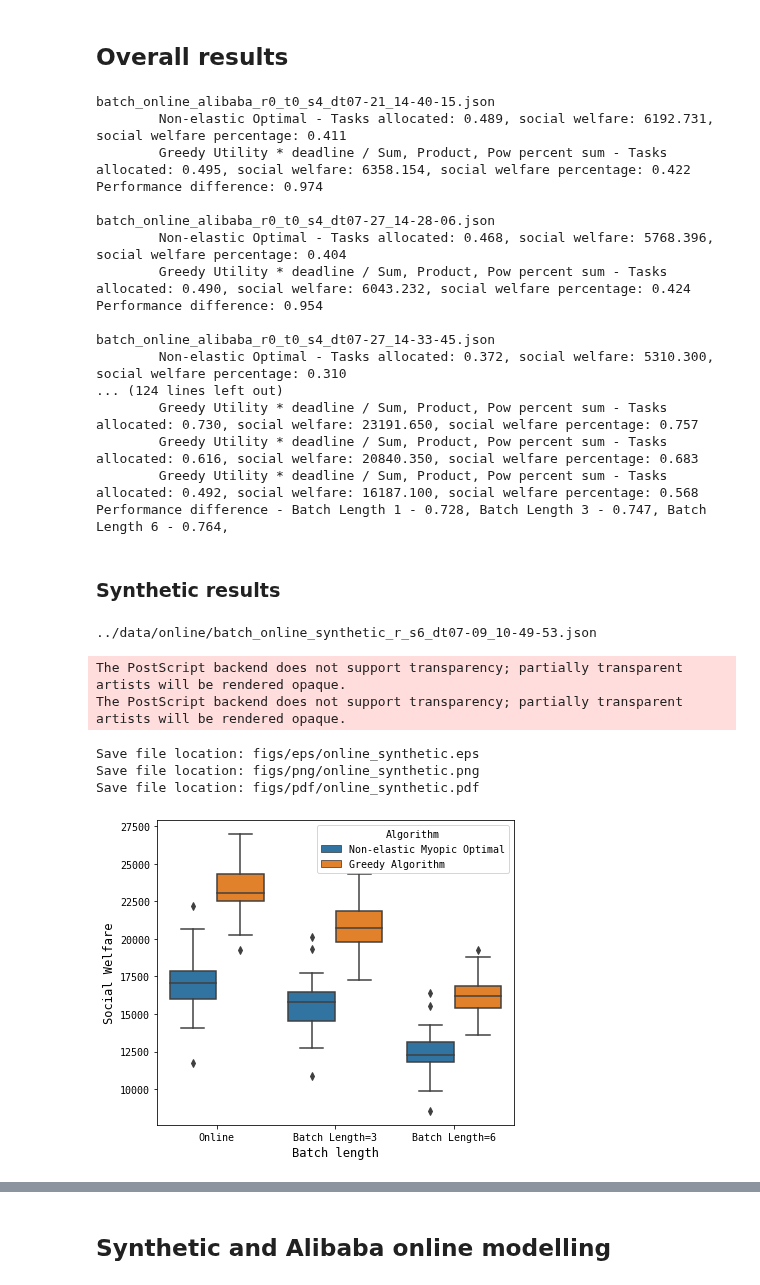
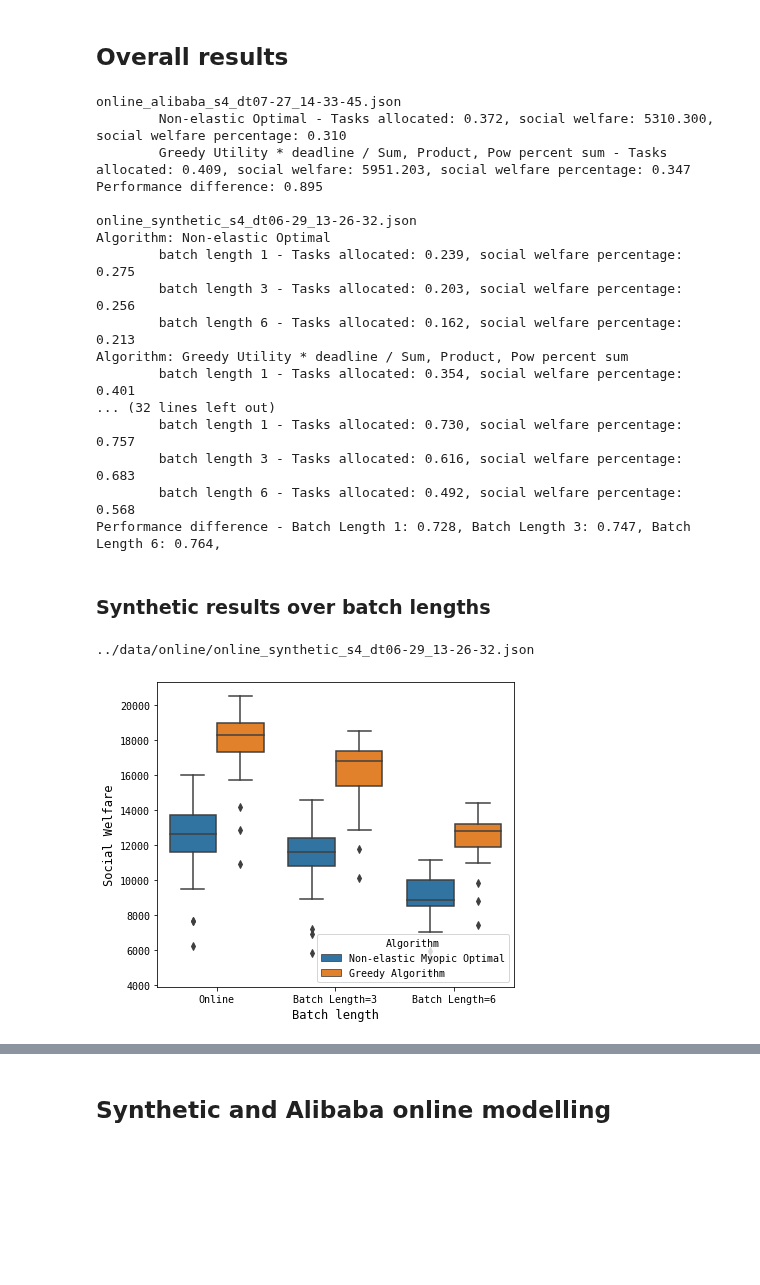
Before and after one commit to pseudo-rnd-thoughts/Elastic-Resource-Allocation, a Jupyter notebook: analysis/online_resource_allocation.ipynb, the cells around one changed output, grey strips where cells are left out. Cells and saved outputs as stored; diff of their text form; code cells hidden in the pictures; blank space fills up the shorter version.

```diff
--- a/analysis/online_resource_allocation.ipynb
+++ b/analysis/online_resource_allocation.ipynb
@@ -25,7 +21,0 @@ matplotlib.rcParams['font.family'] = "monospace"
-# %%
-folder = '../data/old/online'
-for filename in os.listdir(folder):
-    if 'online' in filename:
-        with open(f'{folder}/{filename}') as file:
-            json_data = json.load(file)
-            print(f'{filename}: {len(json_data)}')
@@ -64,5 +40,5 @@ batch_online_synthetic_r_s6_dt07-09_10-49-53.json: 20
 # %%
-results_filename = f'{folder}/batch_online_alibaba_r_s4_dt07-17_13-48-14.json'
+results_filename = f'{folder}/online_synthetic_s4_dt07-09_10-49-53.json'
 
 with open(results_filename) as file:
     results_data = json.load(file)
@@ -125,6 +101,7 @@ for filename in filenames:
         results_data = json.load(file)
 
     if greedy_name in results_data[0]:
+        # Read file in new format
         algos = [algo for algo in results_data[0] if algo != 'model']
         for algo in algos:
             performance = lambda param: np.mean([result[algo][param] for result in results_data])
@@ -135,49 +112,49 @@ for filename in filenames:
         diff = np.mean(np.divide(*[[result[algo]['social welfare'] for result in results_data] for algo in algos]))
         print(f'Performance difference: {diff:.3f}')
     else:
+        # Read file in old format
         batch_lengths = [batch_length for batch_length in results_data[0].keys() if batch_length != 'model']
         algos = list(results_data[0][batch_lengths[0]].keys())
         for algo in algos:
             print(f'Algorithm: {algo}')
             for batch_length in batch_lengths:
                 performance = lambda param: np.mean([result[batch_length][algo][param] for result in results_data])
-                print(f'\t{algo} - Tasks allocated: {performance("percentage tasks allocated"):.3f}, ' \
-                      f'social welfare: {performance("social welfare"):.3f}, ' \
+                print(f'\t{batch_length} - Tasks allocated: {performance("percentage tasks allocated"):.3f}, ' \
                       f'social welfare percentage: {performance("social welfare percent"):.3f}')
 
         print('Performance difference - ', end='')
         for batch_length in batch_lengths:
             diff = np.mean(np.divide(*[[result[batch_length][algo]['social welfare'] for result in results_data] for algo in algos]))
-            print(f'{batch_length.title()} - {diff:.3f}, ', end='')
+            print(f'{batch_length.title()}: {diff:.3f}, ', end='')
         print()
 # %% [output]
-batch_online_alibaba_r0_t0_s4_dt07-21_14-40-15.json
-        Non-elastic Optimal - Tasks allocated: 0.489, social welfare: 6192.731, social welfare percentage: 0.411
-        Greedy Utility * deadline / Sum, Product, Pow percent sum - Tasks allocated: 0.495, social welfare: 6358.154, social welfare percentage: 0.422
-Performance difference: 0.974
+online_alibaba_s4_dt07-27_14-33-45.json
+        Non-elastic Optimal - Tasks allocated: 0.372, social welfare: 5310.300, social welfare percentage: 0.310
+        Greedy Utility * deadline / Sum, Product, Pow percent sum - Tasks allocated: 0.409, social welfare: 5951.203, social welfare percentage: 0.347
+Performance difference: 0.895
 
-batch_online_alibaba_r0_t0_s4_dt07-27_14-28-06.json
-        Non-elastic Optimal - Tasks allocated: 0.468, social welfare: 5768.396, social welfare percentage: 0.404
-        Greedy Utility * deadline / Sum, Product, Pow percent sum - Tasks allocated: 0.490, social welfare: 6043.232, social welfare percentage: 0.424
-Performance difference: 0.954
-
-batch_online_alibaba_r0_t0_s4_dt07-27_14-33-45.json
-        Non-elastic Optimal - Tasks allocated: 0.372, social welfare: 5310.300, social welfare percentage: 0.310
-... (124 lines left out)
-        Greedy Utility * deadline / Sum, Product, Pow percent sum - Tasks allocated: 0.730, social welfare: 23191.650, social welfare percentage: 0.757
-        Greedy Utility * deadline / Sum, Product, Pow percent sum - Tasks allocated: 0.616, social welfare: 20840.350, social welfare percentage: 0.683
-        Greedy Utility * deadline / Sum, Product, Pow percent sum - Tasks allocated: 0.492, social welfare: 16187.100, social welfare percentage: 0.568
-Performance difference - Batch Length 1 - 0.728, Batch Length 3 - 0.747, Batch Length 6 - 0.764,
+online_synthetic_s4_dt06-29_13-26-32.json
+Algorithm: Non-elastic Optimal
+        batch length 1 - Tasks allocated: 0.239, social welfare percentage: 0.275
+        batch length 3 - Tasks allocated: 0.203, social welfare percentage: 0.256
+        batch length 6 - Tasks allocated: 0.162, social welfare percentage: 0.213
+Algorithm: Greedy Utility * deadline / Sum, Product, Pow percent sum
+        batch length 1 - Tasks allocated: 0.354, social welfare percentage: 0.401
+... (32 lines left out)
+        batch length 1 - Tasks allocated: 0.730, social welfare percentage: 0.757
+        batch length 3 - Tasks allocated: 0.616, social welfare percentage: 0.683
+        batch length 6 - Tasks allocated: 0.492, social welfare percentage: 0.568
+Performance difference - Batch Length 1: 0.728, Batch Length 3: 0.747, Batch Length 6: 0.764,
 # %% [markdown]
-### Synthetic results
+### Synthetic results over batch lengths
 # %%
-results_filename = f'{folder}/{filenames[-1]}'
+results_filename = f'{folder}/online_synthetic_s4_dt06-29_13-26-32.json'
 
 print(results_filename)
 with open(results_filename) as file:
     results_data = json.load(file)
 # %% [output]
-../data/online/batch_online_synthetic_r_s6_dt07-09_10-49-53.json
+../data/online/online_synthetic_s4_dt06-29_13-26-32.json
 # %%
 data = []
 batch_lengths = [batch_length for batch_length in results_data[0].keys() if 'model' not in batch_length]
@@ -191,14 +168,8 @@ online_df.replace('Non-elastic Optimal', 'Non-elastic Myopic Optimal', inplace=T
 # %%
 fig, ax = plt.subplots(figsize=(6, 5))
 sns.boxplot(x='Batch Length', y='Social Welfare', hue='Algorithm', data=online_df, ax=ax)
 ax.set_xlabel('Batch length', fontsize=12)
 ax.set_ylabel('Social Welfare', fontsize=12)
 plt.tight_layout()
-save_plot('online_synthetic')
 # %% [output]
-The PostScript backend does not support transparency; partially transparent artists will be rendered opaque.
-The PostScript backend does not support transparency; partially transparent artists will be rendered opaque.
-Save file location: figs/eps/online_synthetic.eps
-Save file location: figs/png/online_synthetic.png
-Save file location: figs/pdf/online_synthetic.pdf
-[figure, old version]
+[figure, new version]
```
Also changed, not shown: parts of 26 cells of this notebook, 6 other files.
